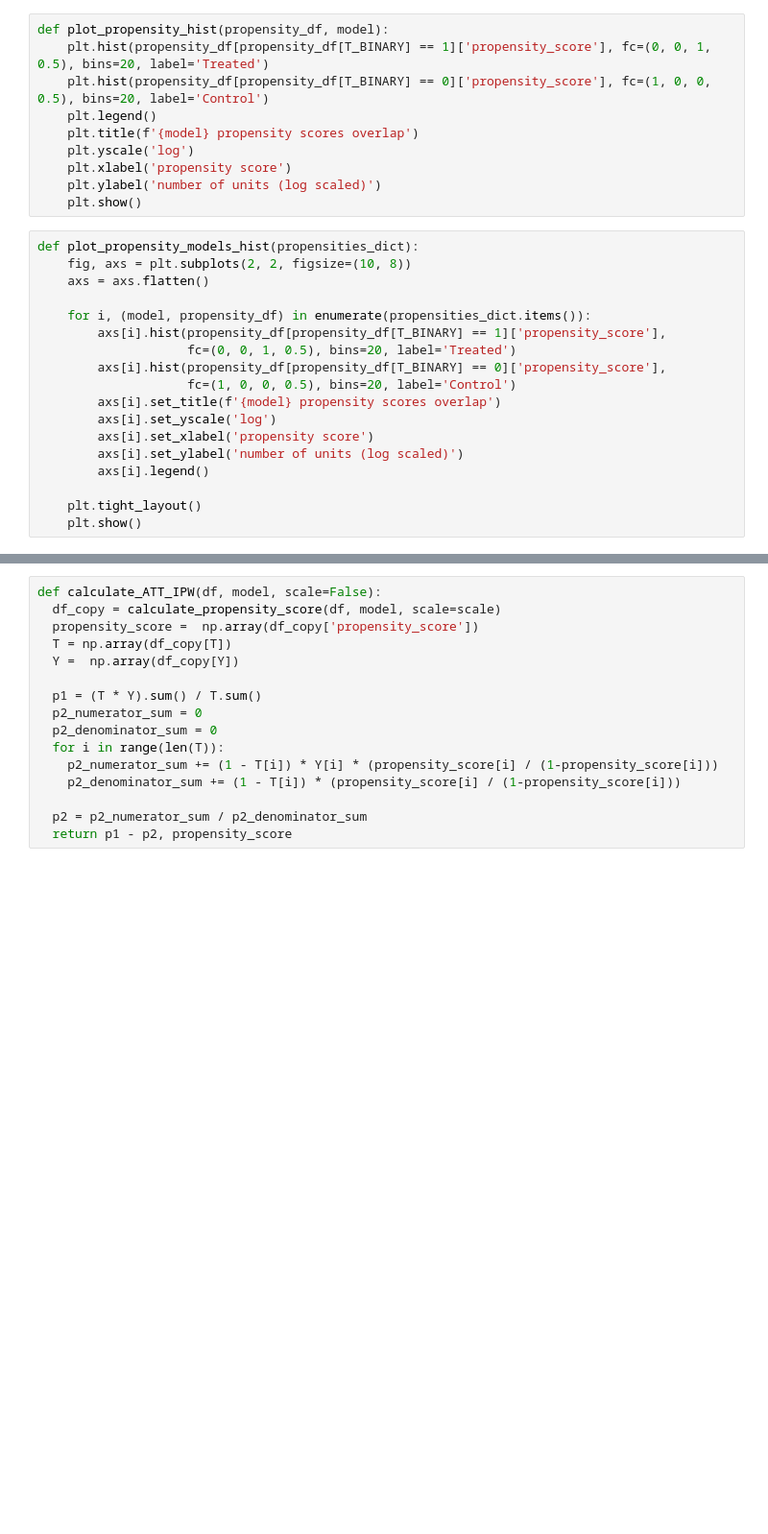
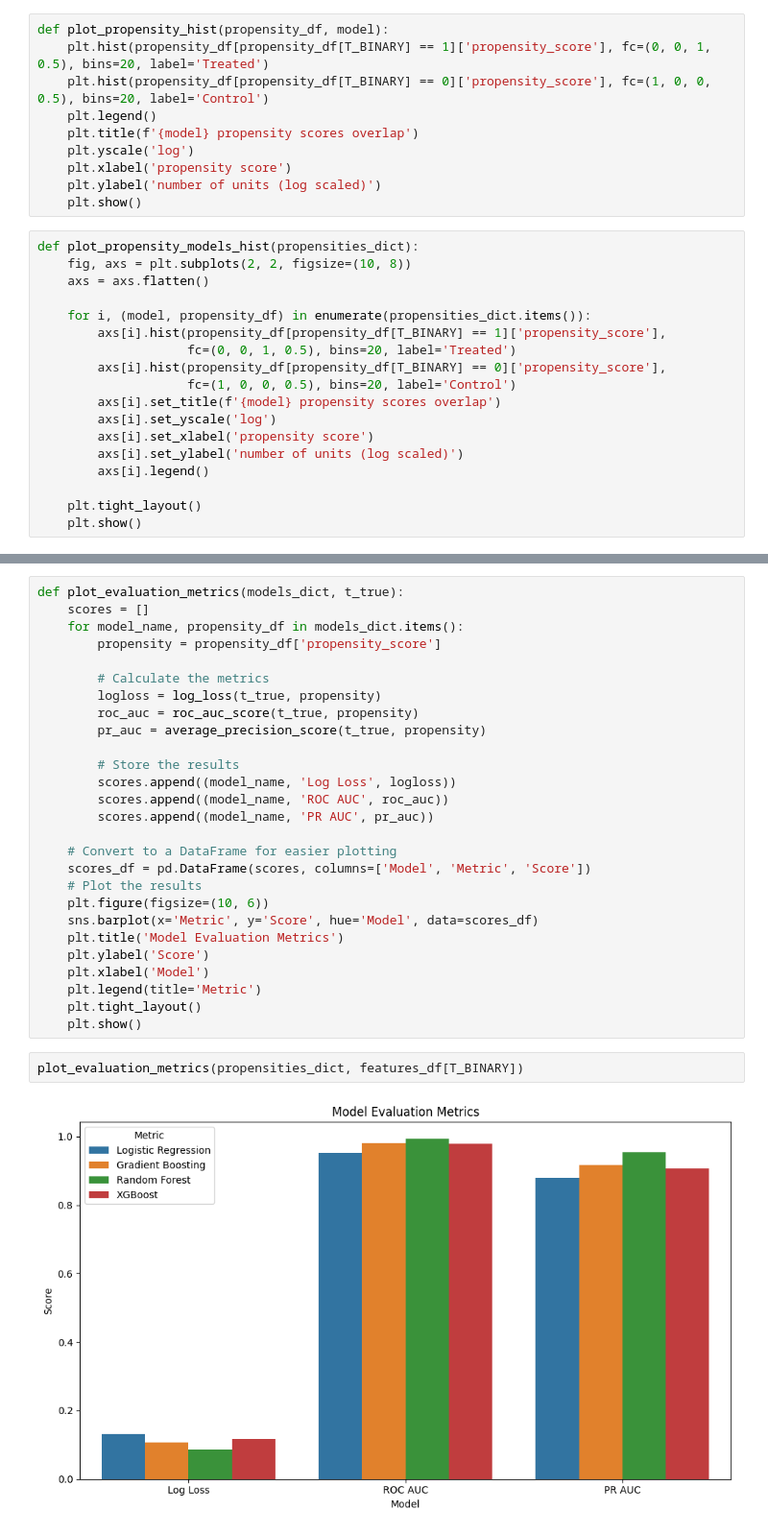
Before and after one commit to maayan-aytek/BikeCrashCausalInference, a Jupyter notebook: methods.ipynb, the cells around one changed output, grey strips where cells are left out. Shown: that part at 96% size. Drawn from its saved outputs; the diff is of its cells as text; blank space fills up the shorter version.

```diff
--- a/methods.ipynb
+++ b/methods.ipynb
@@ -125,16 +125,31 @@ plot_calibration_curve(propensities_dict, features_df[T_BINARY])
-# %%
-def calculate_ATT_IPW(df, model, scale=False):
-  df_copy = calculate_propensity_score(df, model, scale=scale)
-  propensity_score =  np.array(df_copy['propensity_score'])
-  T = np.array(df_copy[T])
-  Y =  np.array(df_copy[Y])
-
-  p1 = (T * Y).sum() / T.sum()
-  p2_numerator_sum = 0
-  p2_denominator_sum = 0
-  for i in range(len(T)):
-    p2_numerator_sum += (1 - T[i]) * Y[i] * (propensity_score[i] / (1-propensity_score[i]))
-    p2_denominator_sum += (1 - T[i]) * (propensity_score[i] / (1-propensity_score[i]))
-
-  p2 = p2_numerator_sum / p2_denominator_sum
-  return p1 - p2, propensity_score
+# %%
+def plot_evaluation_metrics(models_dict, t_true):
+    scores = []
+    for model_name, propensity_df in models_dict.items():
+        propensity = propensity_df['propensity_score']
+
+        # Calculate the metrics
+        logloss = log_loss(t_true, propensity)
+        roc_auc = roc_auc_score(t_true, propensity)
+        pr_auc = average_precision_score(t_true, propensity)
+
+        # Store the results
+        scores.append((model_name, 'Log Loss', logloss))
+        scores.append((model_name, 'ROC AUC', roc_auc))
+        scores.append((model_name, 'PR AUC', pr_auc))
+
+    # Convert to a DataFrame for easier plotting
+    scores_df = pd.DataFrame(scores, columns=['Model', 'Metric', 'Score'])
+    # Plot the results
+    plt.figure(figsize=(10, 6))
+    sns.barplot(x='Metric', y='Score', hue='Model', data=scores_df)
+    plt.title('Model Evaluation Metrics')
+    plt.ylabel('Score')
+    plt.xlabel('Model')
+    plt.legend(title='Metric')
+    plt.tight_layout()
+    plt.show()
+# %%
+plot_evaluation_metrics(propensities_dict, features_df[T_BINARY])
+# %% [output]
+[figure, added]
```
Also changed, not shown: parts of 17 cells of this notebook, 3 other files.
